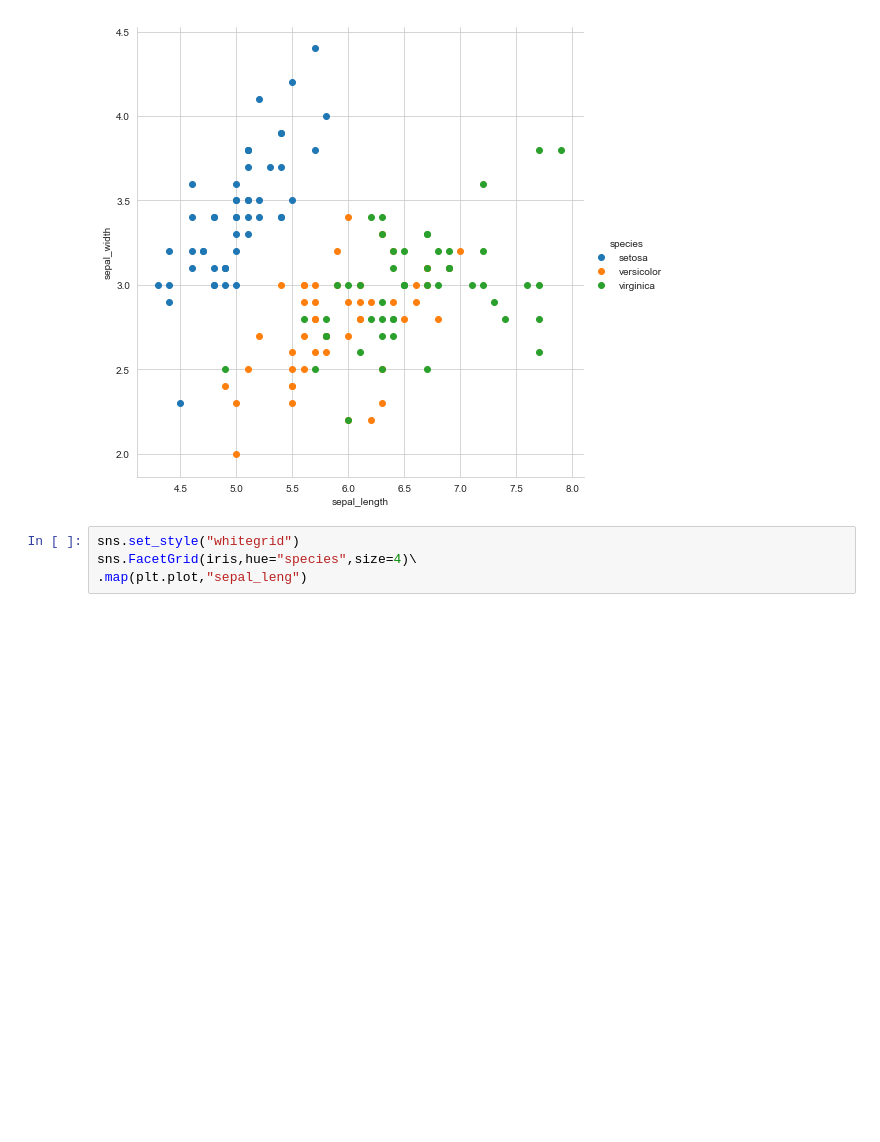
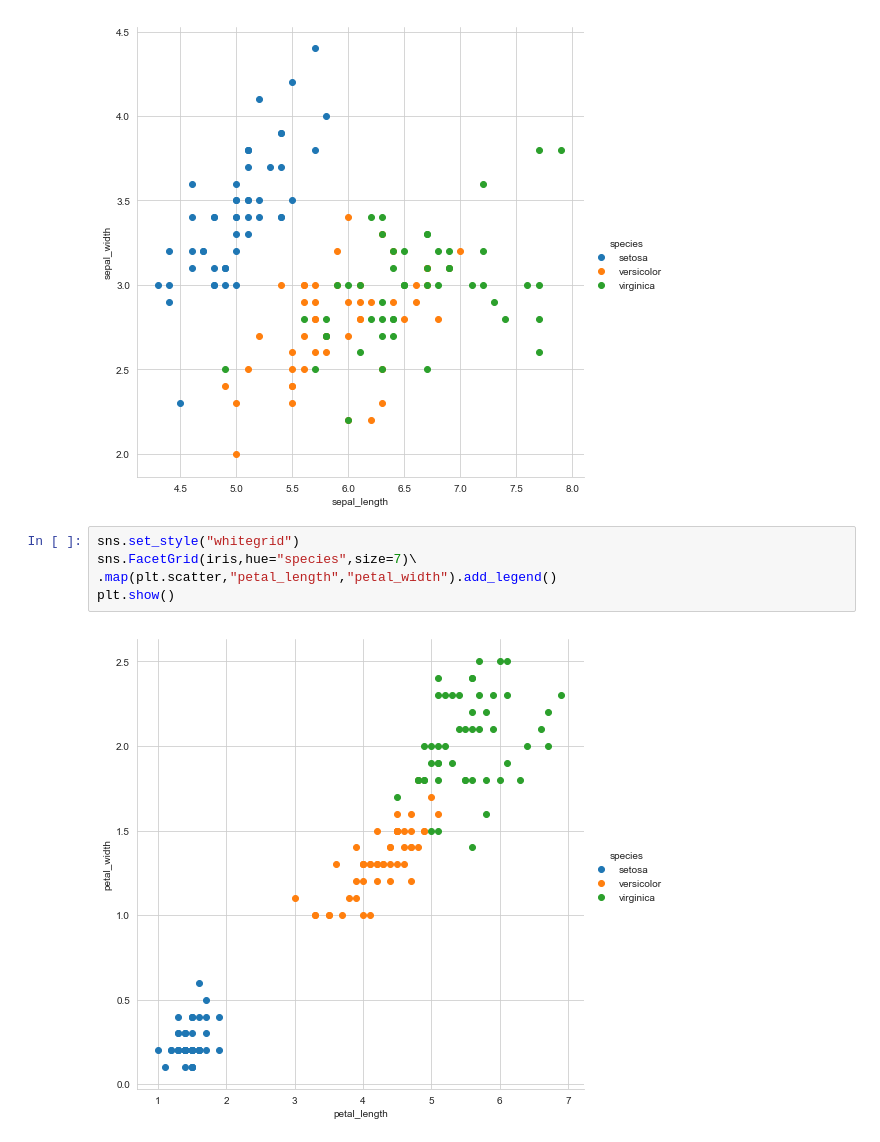
Before and after one commit to Rpmalukani22/Classification-based-on-iris-dataset, a Jupyter notebook: iris-classification.ipynb, the cells around one changed output. Drawn from its saved outputs; the diff is of its cells as text; blank space fills up the shorter version.

Commit message:
Visualization

```diff
--- a/iris-classification.ipynb
+++ b/iris-classification.ipynb
@@ -58,5 +58,8 @@ plt.show()
 [figure]
 # %%
 sns.set_style("whitegrid")
-sns.FacetGrid(iris,hue="species",size=4)\
-.map(plt.plot,"sepal_leng")
+sns.FacetGrid(iris,hue="species",size=7)\
+.map(plt.scatter,"petal_length","petal_width").add_legend()
+plt.show()
+# %% [output]
+[figure, added]
```
